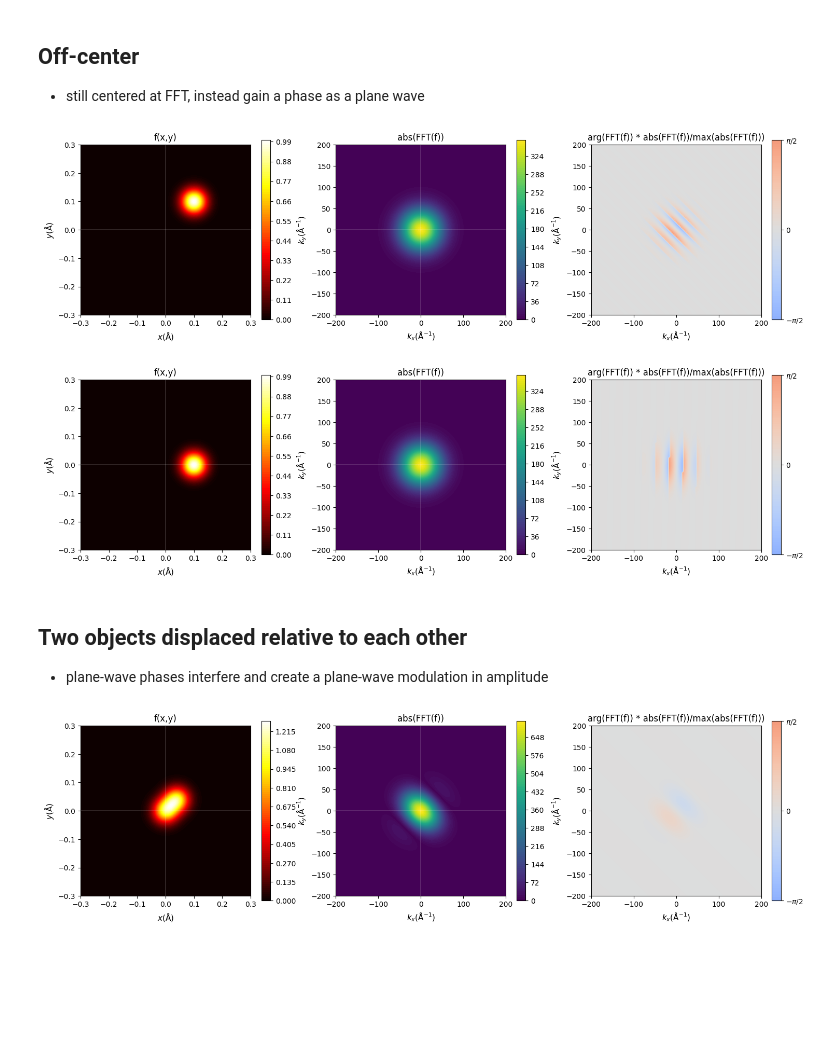
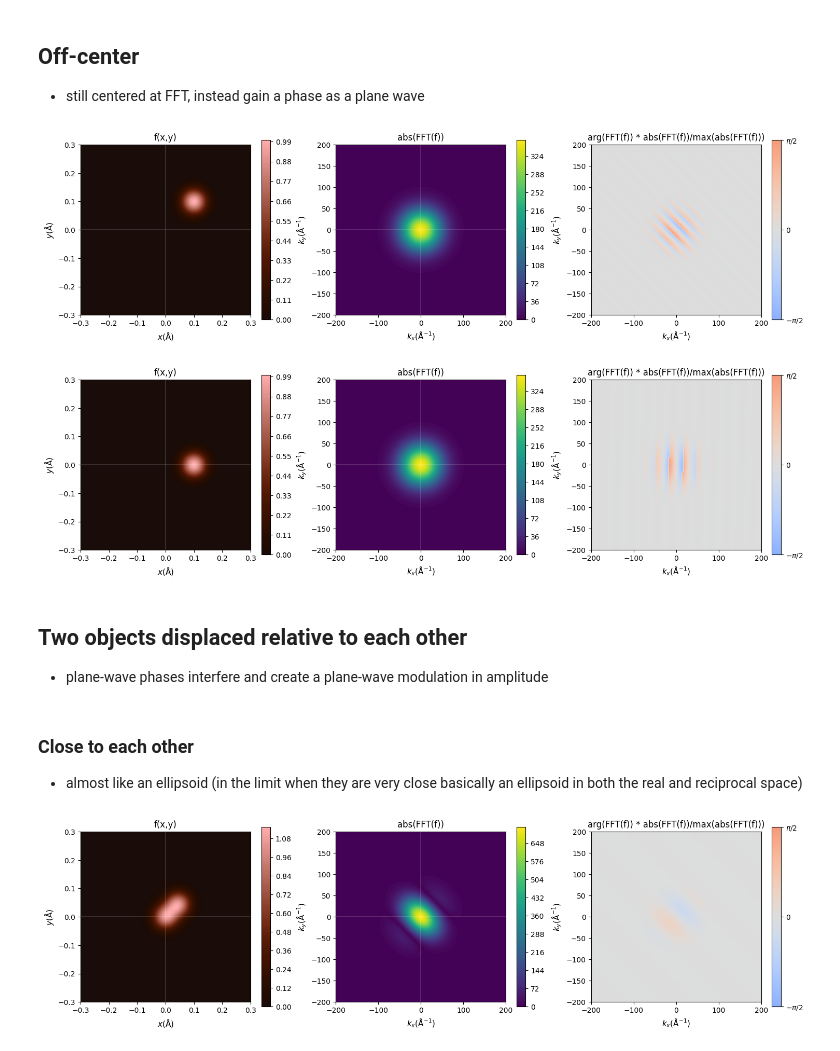
Before and after one commit to liborsold/fft_electronic_spin_density, a Jupyter notebook: fft_examples.ipynb, the cells around one changed output. Cells and saved outputs as stored; diff of their text form; code cells hidden in the pictures; blank space fills up the shorter version.

```diff
--- a/fft_examples.ipynb
+++ b/fft_examples.ipynb
@@ -42,7 +42,7 @@ def plot(f, F, X, Y):
     ky = np.linspace(ky_min, ky_max, Ny)
     KX, KY = np.meshgrid(kx, ky)
 
-    plot = axs[0].contourf(X, Y, f, 100, cmap='hot')
+    plot = axs[0].contourf(X, Y, f, 100, cmap='berlin', vmin=-np.max(np.abs(f)), vmax=np.max(np.abs(f)))
     axs[0].set_title('f(x,y)')
     axs[0].set_xlabel(r'$x (\mathrm{\AA})$', fontsize=11)
     axs[0].set_ylabel(r'$y (\mathrm{\AA})$', fontsize=11)
@@ -87,8 +87,6 @@ def plot(f, F, X, Y):
     if kx_lim:
         axs[2].set_xlim(-kx_lim, kx_lim)
         axs[2].set_ylim(-kx_lim, kx_lim)
-
-
     plt.show()
 # %%
 # define a function to be transformed
@@ -136,7 +134,7 @@ f = gaussian(X, Y, x0, y0, sigma)
 F_amp, F_phase = fourier_transform(f)
 plot(f, (F_amp, F_phase), X, Y)
 # %% [output]
-[figure, old version]
+[figure, new version]
 # %%
 x0 = 0.1
 y0 = 0.00
@@ -145,16 +143,19 @@ f = gaussian(X, Y, x0, y0, sigma)
 F_amp, F_phase = fourier_transform(f)
 plot(f, (F_amp, F_phase), X, Y)
 # %% [output]
-[figure, old version]
+[figure, new version]
 # %% [markdown]
 ## Two objects displaced relative to each other
 - plane-wave phases interfere and create a plane-wave modulation in amplitude
+# %% [markdown]
+### Close to each other
+- almost like an ellipsoid (in the limit when they are very close basically an ellipsoid in both the real and reciprocal space)
 # %%
-x0 = 0.04
-y0 = 0.04
+x0 = 0.045
+y0 = 0.045
 
 f = gaussian(X, Y, 0, 0, sigma) + gaussian(X, Y, x0, y0, sigma)
 F_amp, F_phase = fourier_transform(f)
 plot(f, (F_amp, F_phase), X, Y)
 # %% [output]
-[figure, old version]
+[figure, new version]
```
Also changed, not shown: parts of 13 cells of this notebook.
